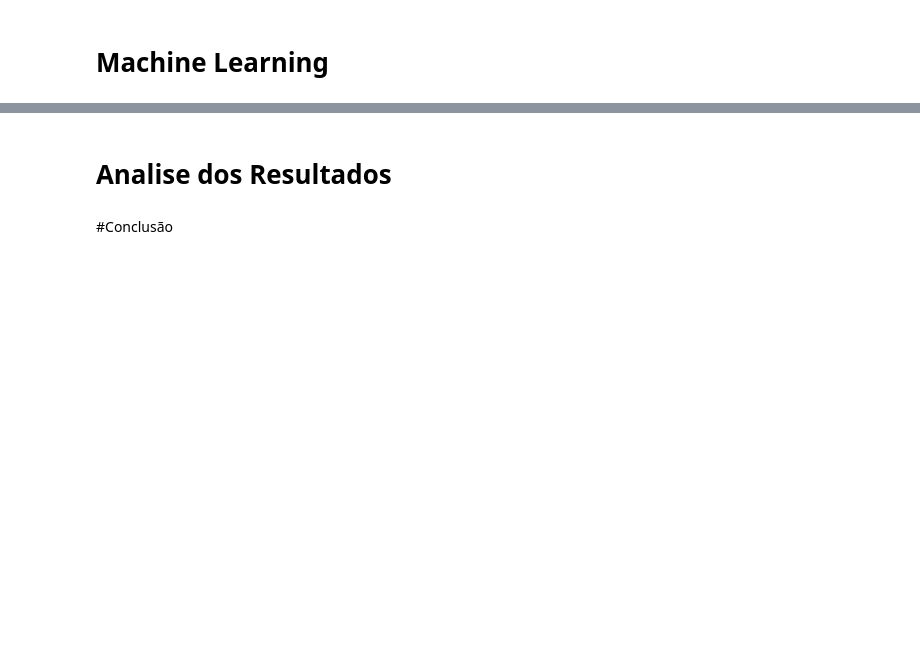
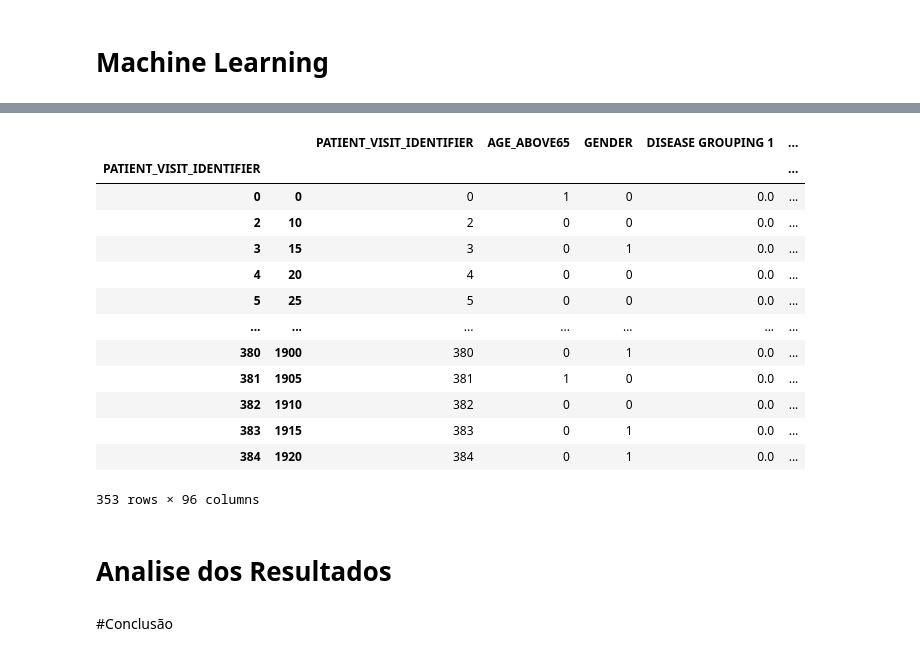
Before and after one commit to Igor-Arantes/Previsao-Internacao-Covid, a Jupyter notebook: Previsão_Internação_COVID.ipynb, the cells around one changed output, grey strips where cells are left out. Cells and saved outputs as stored; diff of their text form; code cells hidden in the pictures; blank space fills up the shorter version.

```diff
--- a/Previsão_Internação_COVID.ipynb
+++ b/Previsão_Internação_COVID.ipynb
@@ -150,2 +269,10 @@ treated_data[treated_data['AGE_PERCENTIL'] == '60th'].sample(20)
+# %%
+#Removendo valores com alta correlação(85%)
+remove_columns_list = []
+for col in absolute_correlation_table.columns:
+  if any(absolute_correlation_table[col]>0.85):
+    remove_columns_list.append(col)
+
+clean_data = clean_data.drop(remove_columns_list,axis=1)
 # %% [markdown]
 # Machine Learning
@@ -152,3 +284,20 @@ treated_data[treated_data['AGE_PERCENTIL'] == '60th'].sample(20)
+# %%
+clean_data
+# %% [output]
+|  |  | PATIENT_VISIT_IDENTIFIER | AGE_ABOVE65 | GENDER | DISEASE GROUPING 1 | ... |
+| PATIENT_VISIT_IDENTIFIER |  |  |  |  |  | ... |
+| 0 | 0 | 0 | 1 | 0 | 0.0 | ... |
+| 2 | 10 | 2 | 0 | 0 | 0.0 | ... |
+| 3 | 15 | 3 | 0 | 1 | 0.0 | ... |
+| 4 | 20 | 4 | 0 | 0 | 0.0 | ... |
+| 5 | 25 | 5 | 0 | 0 | 0.0 | ... |
+| ... | ... | ... | ... | ... | ... | ... |
+| 380 | 1900 | 380 | 0 | 1 | 0.0 | ... |
+| 381 | 1905 | 381 | 1 | 0 | 0.0 | ... |
+| 382 | 1910 | 382 | 0 | 0 | 0.0 | ... |
+| 383 | 1915 | 383 | 0 | 1 | 0.0 | ... |
+| 384 | 1920 | 384 | 0 | 1 | 0.0 | ... |
+353 rows × 96 columns
 # %% [markdown]
 # Analise dos Resultados
 # %% [markdown]
```
Also changed, not shown: parts of 22 cells of this notebook.
